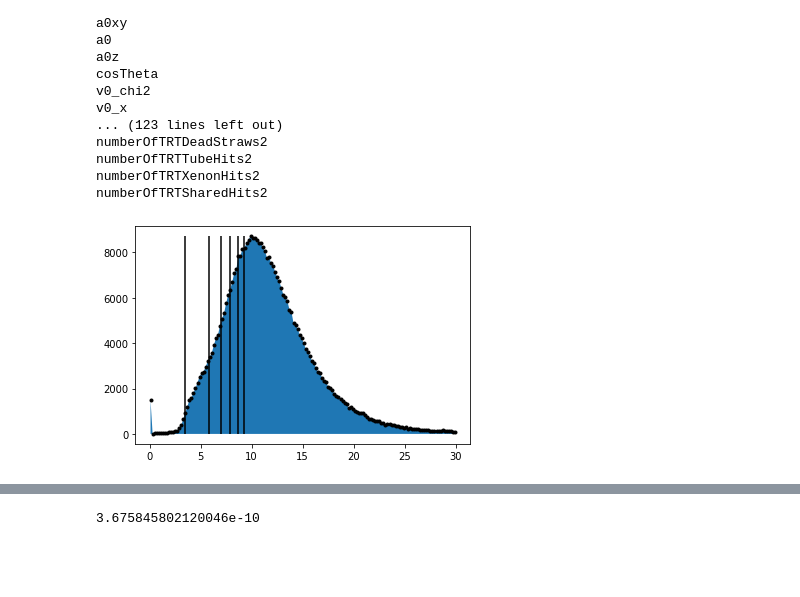
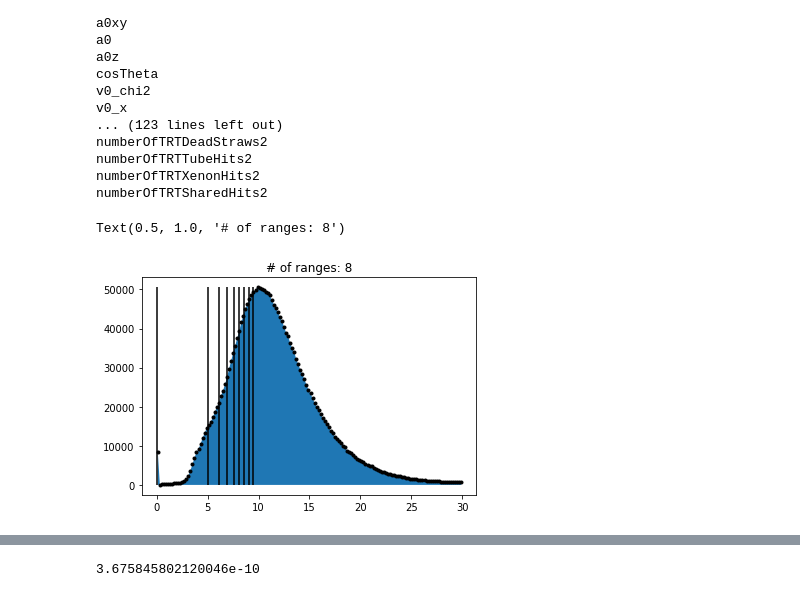
Before and after one commit to Vinther901/PUK, a Jupyter notebook: Mass_err.ipynb, the cells around one changed output, grey strips where cells are left out. Saved outputs shown, nothing was run; the diff lists cells and outputs as text; code cells hidden in the pictures; blank space fills up the shorter version.

```diff
--- a/Mass_err.ipynb
+++ b/Mass_err.ipynb
@@ -33,7 +33,7 @@ numberOfTRTTubeHits2
 numberOfTRTXenonHits2
 numberOfTRTSharedHits2
 # %%
-N = 1e7
+N = 1e8
 list_of_features = "v0_ks_mass v0_ks_massErr".split(" ")
 
 path = "data/data15_13TeV.00267358.physics_MinBias.30062015_v0_per_0.root"
@@ -48,16 +48,18 @@ data = data.loc[(data.v0_ks_mass > 400) & (data.v0_ks_mass < 600)]
 # %%
 vals, binc, binw = hm.hist(data.v0_ks_massErr,bins=150,range=(0,30))
 fig, ax = plt.subplots()
 ax.fill_between(binc,vals)
 ax.plot(binc,vals,'k.')
 
-tmp_err = data.v0_ks_massErr.loc[(data.v0_ks_massErr>=3.5)&(data.v0_ks_massErr<=9.7)].sort_values().reset_index(drop=True)
-err_ranges = tmp_err[np.arange(0,len(tmp_err),25000)].to_numpy()#.append(pd.Series(25)).reset_index(drop=True)
+tmp_err = data.v0_ks_massErr.loc[(data.v0_ks_massErr>=0)&(data.v0_ks_massErr<=9.7)].sort_values().reset_index(drop=True)
+err_ranges = tmp_err[np.arange(0,len(tmp_err),100000)].to_numpy()#.append(pd.Series(25)).reset_index(drop=True)
 
 for loc in err_ranges:
     ax.vlines(loc,0,max(vals))
+ax.set_title(f'# of ranges: {len(err_ranges) - 1}')
 # %% [output]
+Text(0.5, 1.0, '# of ranges: 8')
-[figure, old version]
+[figure, new version]
 # %%
 E_err = []
 sE_err = []
```
Also changed, not shown: parts of 2 cells of this notebook, 1 other file.
